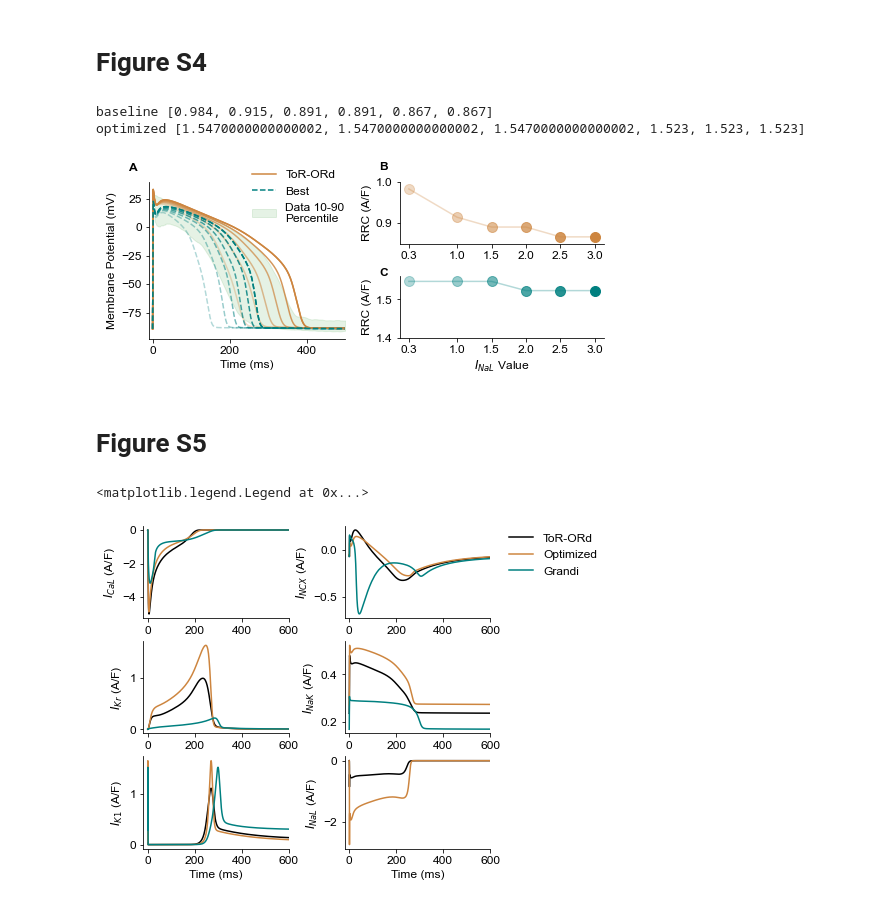
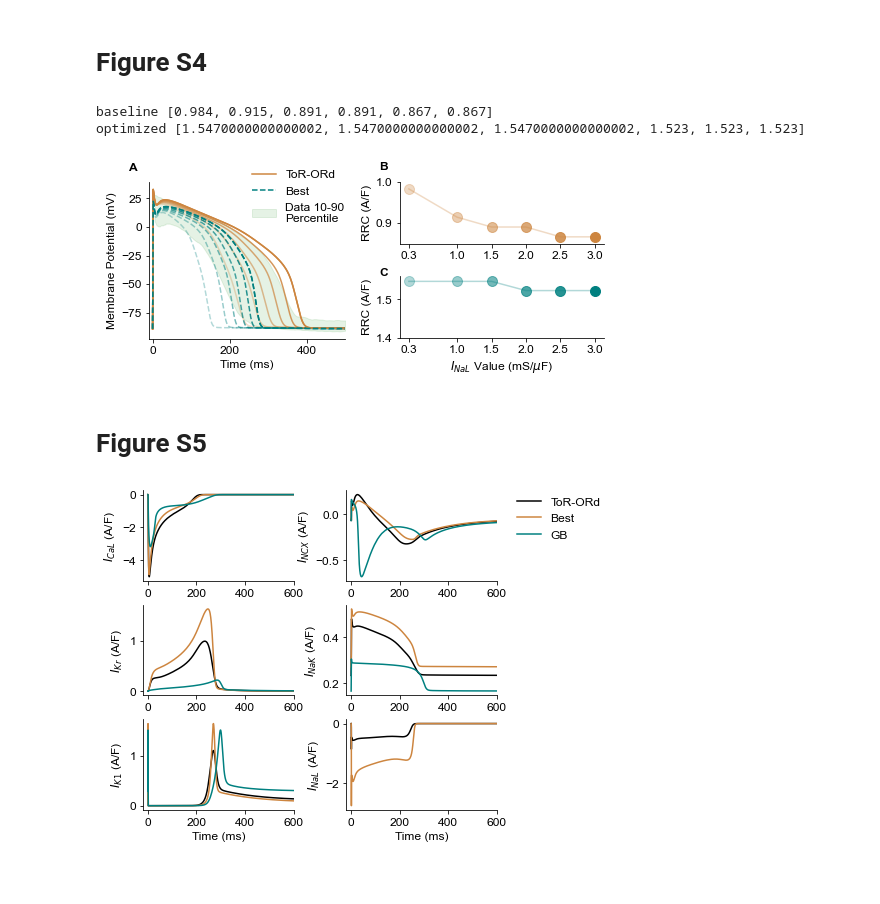
Before and after one commit to Christini-Lab/rrc-conductance-profile, a Jupyter notebook: reproduce_figures.ipynb, the cells around one changed output. Saved outputs shown, nothing was run; the diff lists cells and outputs as text; code cells hidden in the pictures; blank space fills up the shorter version.

```diff
--- a/reproduce_figures.ipynb
+++ b/reproduce_figures.ipynb
@@ -1062,7 +1062,7 @@ axs[0].plot([eval(y) for y in vals], rrc_vals, color = 'peru', alpha = 0.3)
 axs[1].plot([eval(y) for y in vals], rrc_vals_opt, color = 'teal', alpha = 0.3)
 axs[1].set_xticks([eval(y) for y in vals])
 axs[0].set_xticks([eval(y) for y in vals])
-axs[1].set_xlabel('$I_{NaL}$ Value')
+axs[1].set_xlabel('$I_{NaL}$ Value (mS/$\mu$F)')
 axs[1].set_ylabel('RRC (A/F)')
 axs[0].set_ylabel('RRC (A/F)')
 
@@ -1081,35 +1081,39 @@ plt.savefig(figures_path+'figS4.png', trasparent=True, dpi = 300)
 # %% [output]
 baseline [0.984, 0.915, 0.891, 0.891, 0.867, 0.867]
 optimized [1.5470000000000002, 1.5470000000000002, 1.5470000000000002, 1.523, 1.523, 1.523]
-[figure, old version]
+[figure, new version]
 # %% [markdown]
 # Figure S5
 # %%
 fig, axs = plt.subplots(3, 2, figsize = (7,5), constrained_layout = True)
 currents_t = ['ICaL.ICaL', 'IKr.IKr', 'IK1.IK1', 'INaCa.INaCa_i', 'INaK.INaK', 'INaL.INaL']
 currents_g = ['I_Ca.I_Ca', 'I_Kr.I_kr','I_Ki.I_ki', 'I_NCX.I_ncx', 'I_NaK.I_nak']
 titles = ['$I_{CaL}$ (A/F)', '$I_{Kr}$ (A/F)', '$I_{K1}$ (A/F)', '$I_{NCX}$ (A/F)', '$I_{NaK}$ (A/F)', '$I_{NaL}$ (A/F)']
 x_vals = [0, 1, 2, 0, 1, 2]
 y_vals = [0, 0, 0, 1, 1, 1]
 
 for i in range(0, len(currents_g)):
     x = x_vals[i]
     y = y_vals[i]
     axs[x, y].plot(cond_data['BM']['dat']['engine.time'], cond_data['BM']['dat'][currents_t[i]], color = 'black')
     axs[x, y].plot(cond_data['OM']['dat']['engine.time'], cond_data['OM']['dat'][currents_t[i]], color = 'peru')
     axs[x, y].plot(cond_data['GBM']['dat']['engine.time'], cond_data['GBM']['dat'][currents_g[i]], color = 'teal')
     axs[x, y].set_ylabel(titles[i])
     axs[x, y].set_xlim([-20, 600])
 
 axs[2, 1].plot(cond_data['BM']['dat']['engine.time'], cond_data['BM']['dat'][currents_t[-1]], color = 'black')
 axs[2, 1].plot(cond_data['OM']['dat']['engine.time'], cond_data['OM']['dat'][currents_t[-1]], color = 'peru')
 axs[2, 1].set_ylabel(titles[-1])
 axs[2, 1].set_xlim([-20, 600])
 
 axs[2, 0].set_xlabel('Time (ms)')
 axs[2, 1].set_xlabel('Time (ms)')
 
-axs[0,1].legend(['ToR-ORd', 'Optimized', 'Grandi'], loc = [1.1,0.4], frameon=False)
+axs[0,1].legend(['ToR-ORd', 'Best', 'GB'], loc = [1.1,0.4], frameon=False)
+
+######################################################################################
+# SAVE FIGURE
+plt.savefig(figures_path+'figS5.pdf', trasparent=True)
+plt.savefig(figures_path+'figS5.png', trasparent=True, dpi = 300)
 # %% [output]
-<matplotlib.legend.Legend at 0x...>
-[figure, old version]
+[figure, new version]
```
Also changed, not shown: 17 other files.
